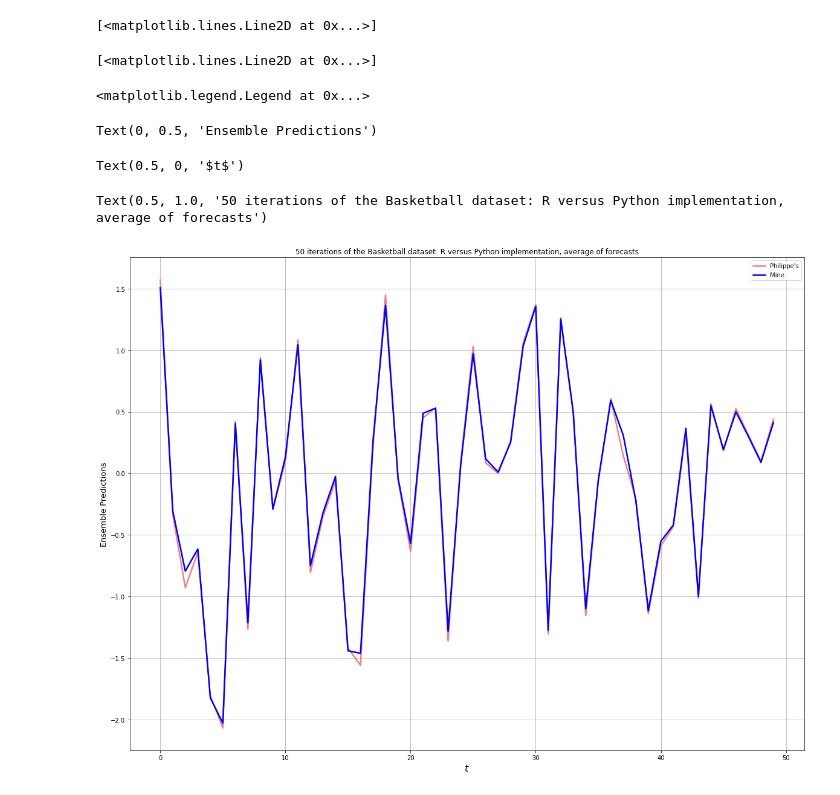
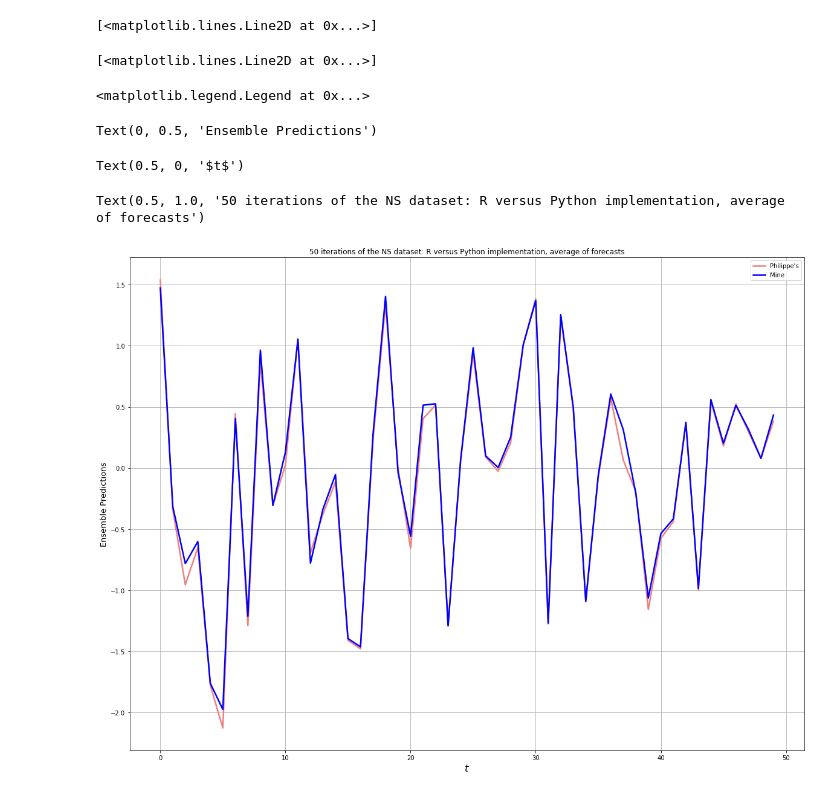
Before and after one commit to RyanLucas3/MacroRandomForest, a Jupyter notebook: Python/MRF_notebook copy 3.ipynb, the cells around one changed output. Drawn from its saved outputs; the diff is of its cells as text; code cells hidden in the pictures.

```diff
--- a/Python/MRF_notebook copy 3.ipynb
+++ b/Python/MRF_notebook copy 3.ipynb
@@ -8,4 +8,4 @@ from tqdm import tqdm
 from IPython.core.interactiveshell import InteractiveShell
 InteractiveShell.ast_node_interactivity = "all"
 # %%
-data_in = pd.read_csv(f"/Users/ryanlucas/Desktop/MRF/Datasets/{dataset}.csv")
+data_in = pd.read_csv(f"/Users/ryanlucas/Desktop/MacroRandomForest/Datasets/{dataset}.csv")
@@ -14,4 +12,5 @@ FileNotFoundError: [Errno 2] No such file or directory: '/Users/ryanlucas/Deskto
 # %%
-oos_pos = np.arange(data_in.index[-80], data_in.index[-1]+1)
+oos_pos = np.arange(data_in.index[-50], data_in.index[-1]+1)
 # oos_pos = np.arange(150, 200)
+
 print(oos_pos)
@@ -18,4 +21,14 @@ print(oos_pos)
 # %%
-MRF = MacroRandomForest(data=data_in,y_pos=0,x_pos=np.arange(1,4), B = 1000, mtry_frac=0.25, oos_pos=oos_pos, trend_push=4,quantile_rate=0.3, print_b = True)
+MRF = MacroRandomForest(data=data_in,
+                        y_pos=0,
+                        x_pos=np.arange(1,4),
+                        fast_rw = False,
+                        B = 1000,
+                        mtry_frac=0.25,
+                        oos_pos=oos_pos,
+                        trend_push=4,
+                        quantile_rate=0.3,
+                        print_b = True,
+                        parallelise=False)
 # %%
 mrf_output = MRF._ensemble_loop()
@@ -29,5 +81,5 @@ y = np.array(mrf_output['YandX'].iloc[150:, 0])
 # %%
-phils_preds = pd.read_csv("/Users/ryanlucas/Desktop/MRF/predictions_1000.csv", index_col = "Unnamed: 0")
+phils_preds = pd.read_csv("/Users/ryanlucas/Desktop/MRF/predictions.csv", index_col = "Unnamed: 0")
 # %%
 my_preds = pd.DataFrame(mrf_output['pred_ensemble'])
 # %%
@@ -119,22 +176,22 @@ phils_preds
 # %%
 fig, ax = plt.subplots()
 plt.rcParams['figure.figsize'] = (20, 8)
 ax.plot(phils_preds.mean(axis = 0), color = 'lightcoral', linewidth = 2.5, label = "Philippe's")
 
 ax.plot(my_preds.mean(axis = 0), color = 'blue', linewidth = 2.5, label = "Mine")
 
 # ax.plot(y, label = 'actual', color = 'magenta', linewidth = 2.5)
 ax.legend()
 ax.set_ylabel("Ensemble Predictions", fontsize = 13)
 ax.grid()
 ax.set_xlabel(r"$t$", fontsize = 16)
-ax.set_title("50 iterations of the Basketball dataset: R versus Python implementation, average of forecasts")
+ax.set_title("50 iterations of the NS dataset: R versus Python implementation, average of forecasts")
 # ax.plot(y, color = 'green', linewidth = 3)
 # %% [output]
 [<matplotlib.lines.Line2D at 0x...>]
 [<matplotlib.lines.Line2D at 0x...>]
 <matplotlib.legend.Legend at 0x...>
 Text(0, 0.5, 'Ensemble Predictions')
 Text(0.5, 0, '$t$')
-Text(0.5, 1.0, '50 iterations of the Basketball dataset: R versus Python implementation, average of forecasts')
+Text(0.5, 1.0, '50 iterations of the NS dataset: R versus Python implementation, average of forecasts')
-[figure, old version]
+[figure, new version]
```
Also changed, not shown: parts of 12 cells of this notebook, 13 other files.
